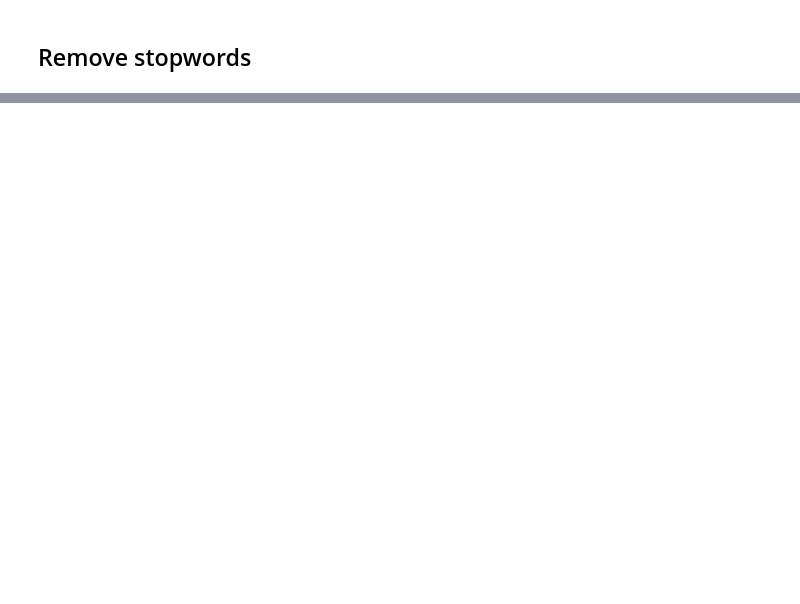
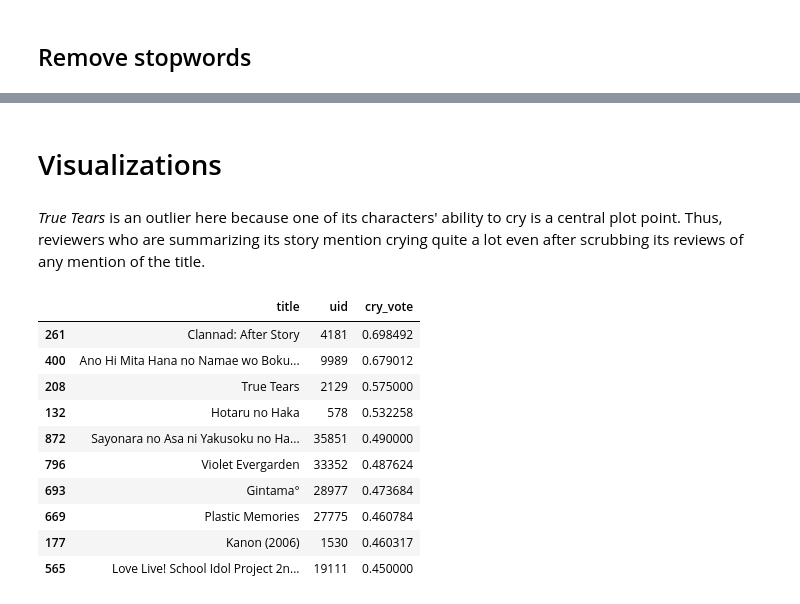
Before and after one commit to PeiYiZhuo/predict-tearjerker-anime, a Jupyter notebook: predict_tearjerker_anime.ipynb, the cells around one changed output, grey strips where cells are left out. Cells and saved outputs as stored; diff of their text form; code cells hidden in the pictures; blank space fills up the shorter version.

```diff
--- a/predict_tearjerker_anime.ipynb
+++ b/predict_tearjerker_anime.ipynb
@@ -316,0 +316,19 @@ plt.ylim(bottom = 0, top = 400)
+# %% [markdown]
+# Visualizations
+# %% [markdown]
+*True Tears* is an outlier here because one of its characters' ability to cry is a central plot point. Thus, reviewers who are summarizing its story mention crying quite a lot even after scrubbing its reviews of any mention of the title.
+# %%
+anime = cry_vote.merge(anime, how = "left", left_on = "anime_uid", right_on = "uid").drop(columns = "anime_uid")
+anime[["title", "uid", "cry_vote"]].sort_values("cry_vote", ascending = False).head(10)
+# %% [output]
+|  | title | uid | cry_vote |
+| 261 | Clannad: After Story | 4181 | 0.698492 |
+| 400 | Ano Hi Mita Hana no Namae wo Boku... | 9989 | 0.679012 |
+| 208 | True Tears | 2129 | 0.575000 |
+| 132 | Hotaru no Haka | 578 | 0.532258 |
+| 872 | Sayonara no Asa ni Yakusoku no Ha... | 35851 | 0.490000 |
+| 796 | Violet Evergarden | 33352 | 0.487624 |
+| 693 | Gintama° | 28977 | 0.473684 |
+| 669 | Plastic Memories | 27775 | 0.460784 |
+| 177 | Kanon (2006) | 1530 | 0.460317 |
+| 565 | Love Live! School Idol Project 2n... | 19111 | 0.450000 |
```
Also changed, not shown: parts of 58 cells of this notebook.
